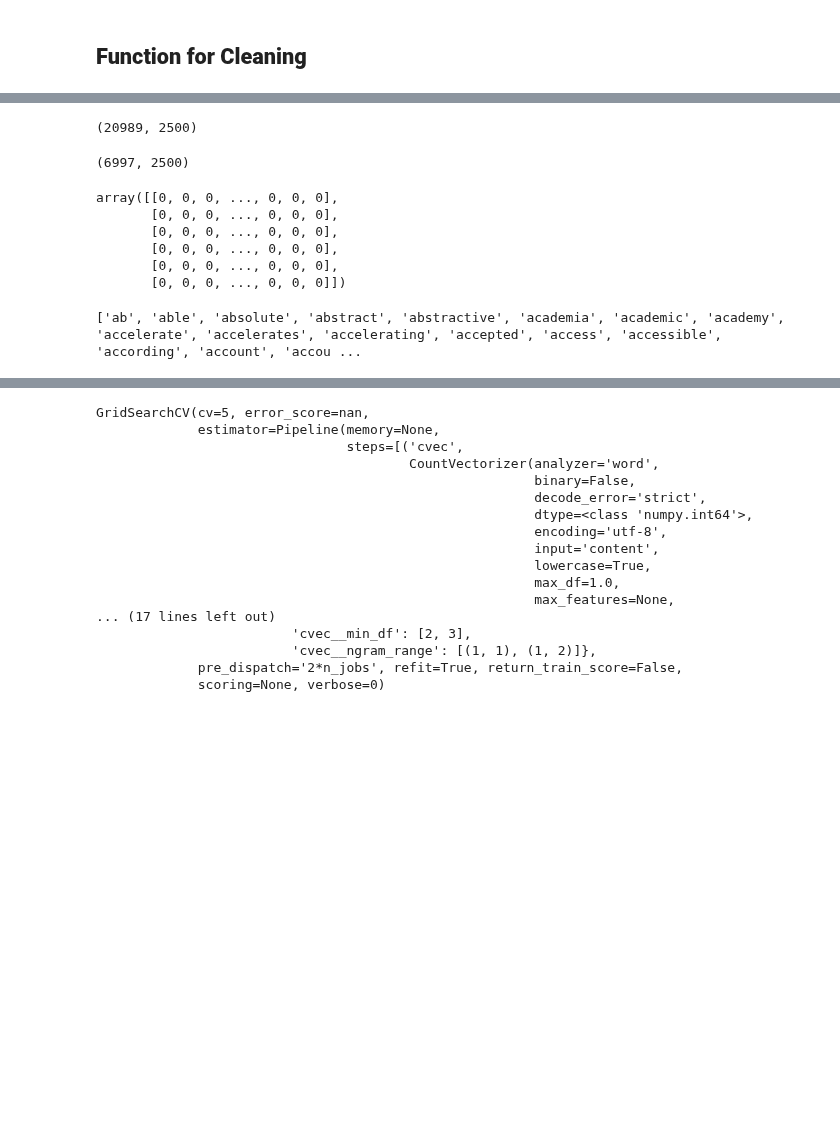
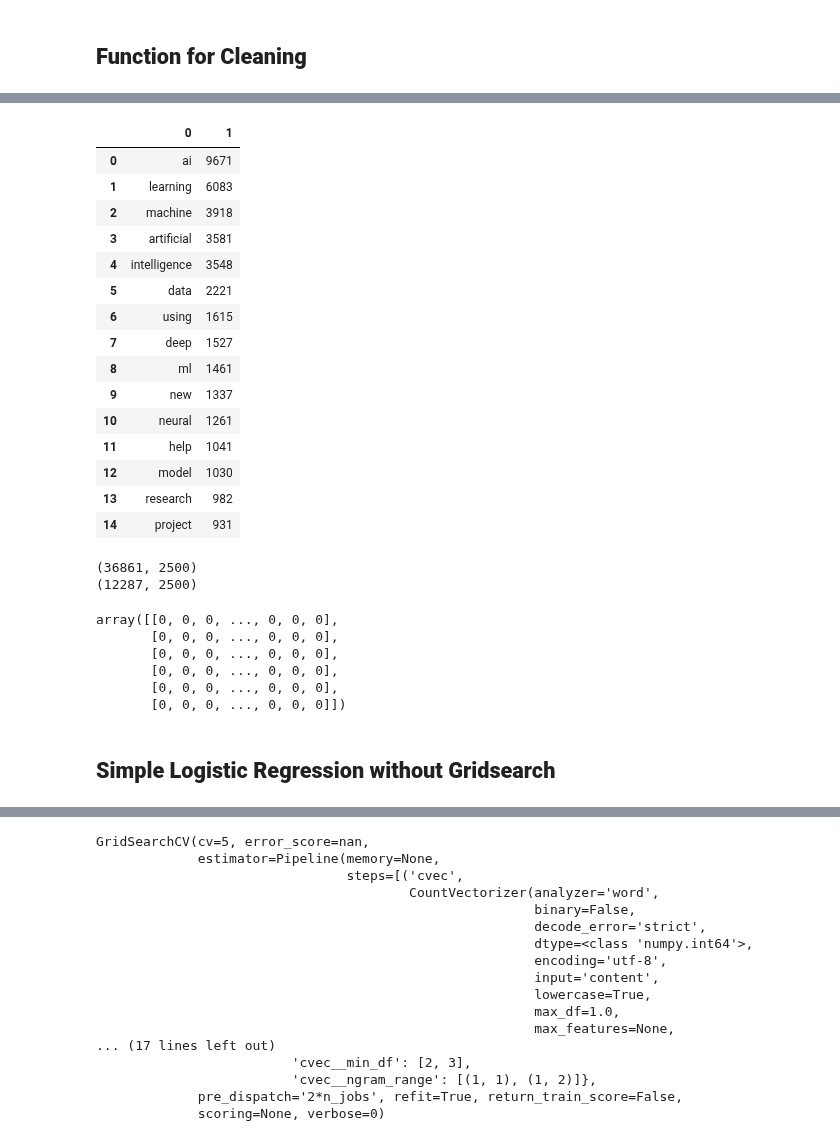
Before and after one commit to amcurley/GA_projects, a Jupyter notebook: Projects/project_3-master/title_only.ipynb, the cells around one changed output, grey strips where cells are left out. Saved outputs shown, nothing was run; the diff lists cells and outputs as text; code cells hidden in the pictures; blank space fills up the shorter version.

```diff
--- a/Projects/project_3-master/title_only.ipynb
+++ b/Projects/project_3-master/title_only.ipynb
@@ -215,3 +223,8 @@ test_data_features = vectorizer.transform(clean_test_titles)
 # Numpy arrays are easy to work with, so convert the result to an
 # array.
 train_data_features = train_data_features.toarray()
+# %%
+word_list = vectorizer.get_feature_names();
+count_list = train_data_features.sum(axis=0)
+# %%
+word_dict = dict(zip(word_list,count_list))
@@ -218,11 +233,34 @@ train_data_features = train_data_features.toarray()
+# %%
+from collections import Counter
+counter = Counter()
+counter.update(word_dict)
+most_common = counter.most_common(15)
+most_df = pd.DataFrame(most_common)
+# %%
+most_df
+# %% [output]
+|  | 0 | 1 |
+| 0 | ai | 9671 |
+| 1 | learning | 6083 |
+| 2 | machine | 3918 |
+| 3 | artificial | 3581 |
+| 4 | intelligence | 3548 |
+| 5 | data | 2221 |
+| 6 | using | 1615 |
+| 7 | deep | 1527 |
+| 8 | ml | 1461 |
+| 9 | new | 1337 |
+| 10 | neural | 1261 |
+| 11 | help | 1041 |
+| 12 | model | 1030 |
+| 13 | research | 982 |
+| 14 | project | 931 |
 # %%
 print(train_data_features.shape)
+print(test_data_features.shape)
 # %% [output]
-(20989, 2500)
+(36861, 2500)
+(12287, 2500)
-# %%
-print(test_data_features.shape)
-# %% [output]
-(6997, 2500)
 # %%
 train_data_features[0:6]
 # %% [output]
@@ -234,9 +272,9 @@ array([[0, 0, 0, ..., 0, 0, 0],
        [0, 0, 0, ..., 0, 0, 0]])
 # %%
 vocab = vectorizer.get_feature_names()
-print(vocab)
+# print(vocab)
-# %% [output]
-['ab', 'able', 'absolute', 'abstract', 'abstractive', 'academia', 'academic', 'academy', 'accelerate', 'accelerates', 'accelerating', 'accepted', 'access', 'accessible', 'according', 'account', 'accou ...
+# %% [markdown]
+## **Simple Logistic Regression without Gridsearch**
 # %%
 # Import logistic regression.
 
```
Also changed, not shown: parts of 27 cells of this notebook, 3 other files.
